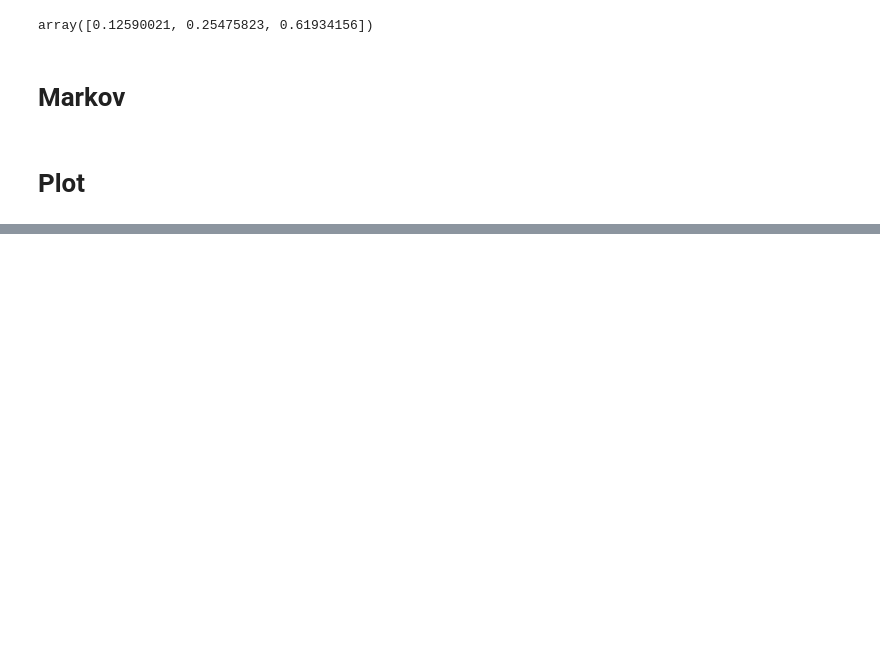
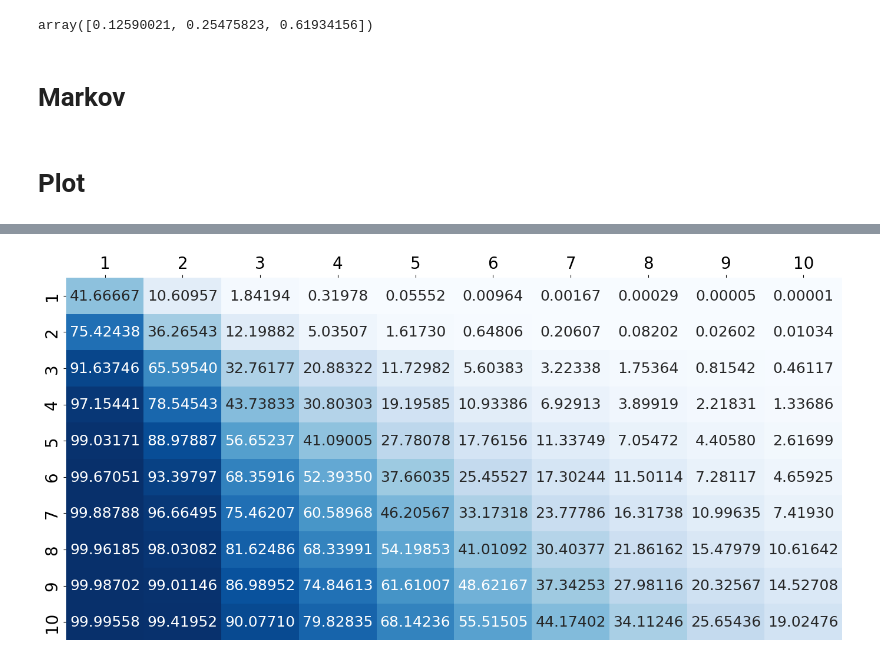
Before and after one commit to julianszere/TEG, a Jupyter notebook: TEG.ipynb, the cells around one changed output, grey strips where cells are left out. Drawn from its saved outputs; the diff is of its cells as text; code cells hidden in the pictures; blank space fills up the shorter version.

Commit message:
add heat map

```diff
--- a/TEG.ipynb
+++ b/TEG.ipynb
@@ -328,0 +330,21 @@ plt.show()
+# %%
+def plotHeatMap(P, round_digits=5):
+    P_rounded = np.round(P, round_digits)
+
+    plt.figure(figsize=(17, 8))
+    sns.heatmap(P_rounded, annot=True, fmt=f'.{round_digits}f', cmap='Blues', cbar=False)
+    plt.yticks(ticks=np.arange(1, len(P_rounded)+1) - 0.5, labels=np.arange(1, len(P_rounded)+1))
+    plt.xticks(ticks=np.arange(1, len(P_rounded)+1) - 0.5, labels=np.arange(1, len(P_rounded)+1))
+    plt.tick_params(axis='x', labeltop=True, labelbottom=False, top=True, bottom=False)
+
+max_armies_attacker = 10
+max_armies_defender = 10
+
+teg = TEG(max_armies_attacker, max_armies_defender)
+risk = TEG(max_armies_attacker, max_armies_defender, 2)
+P_teg = teg.getMatrixP() * 100
+P_risk = risk.getMatrixP() * 100
+# %%
+plotHeatMap(P_teg, 5)
+# %% [output]
+[figure, added]
```
Also changed, not shown: parts of 5 cells of this notebook, 1 other file.
